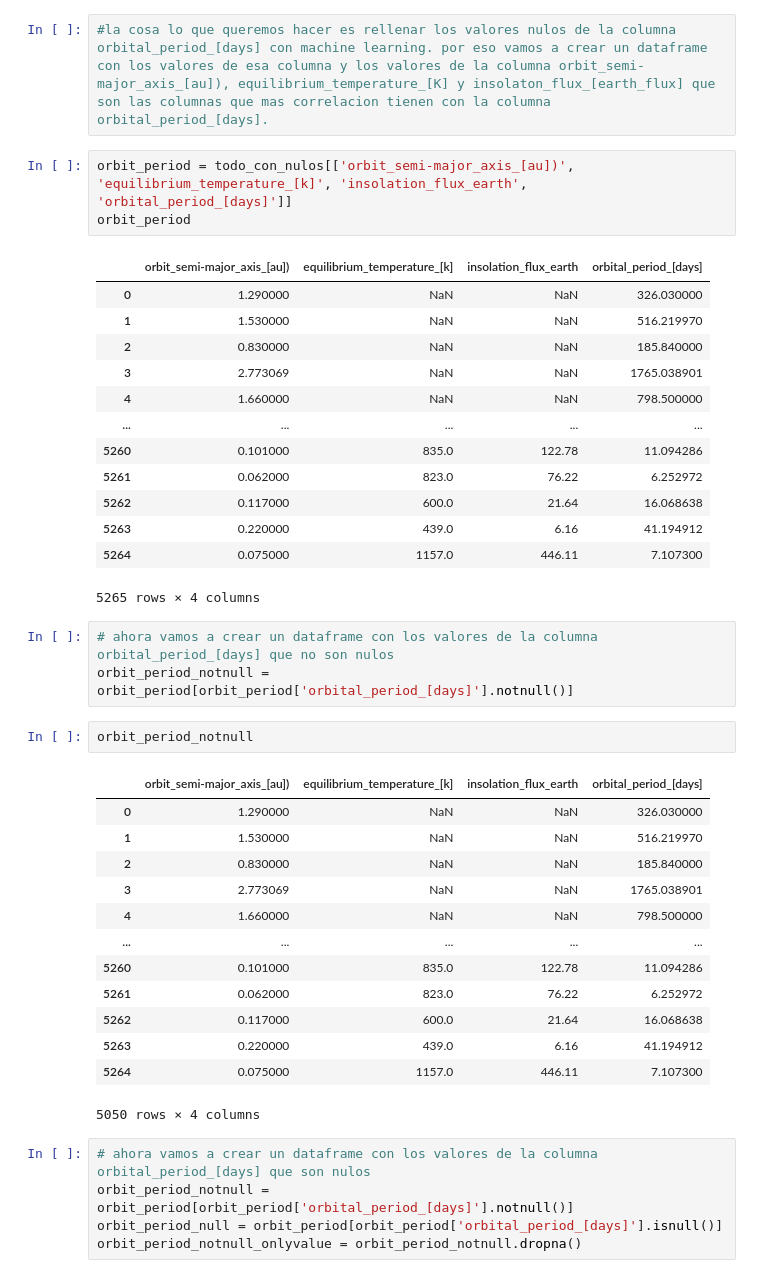
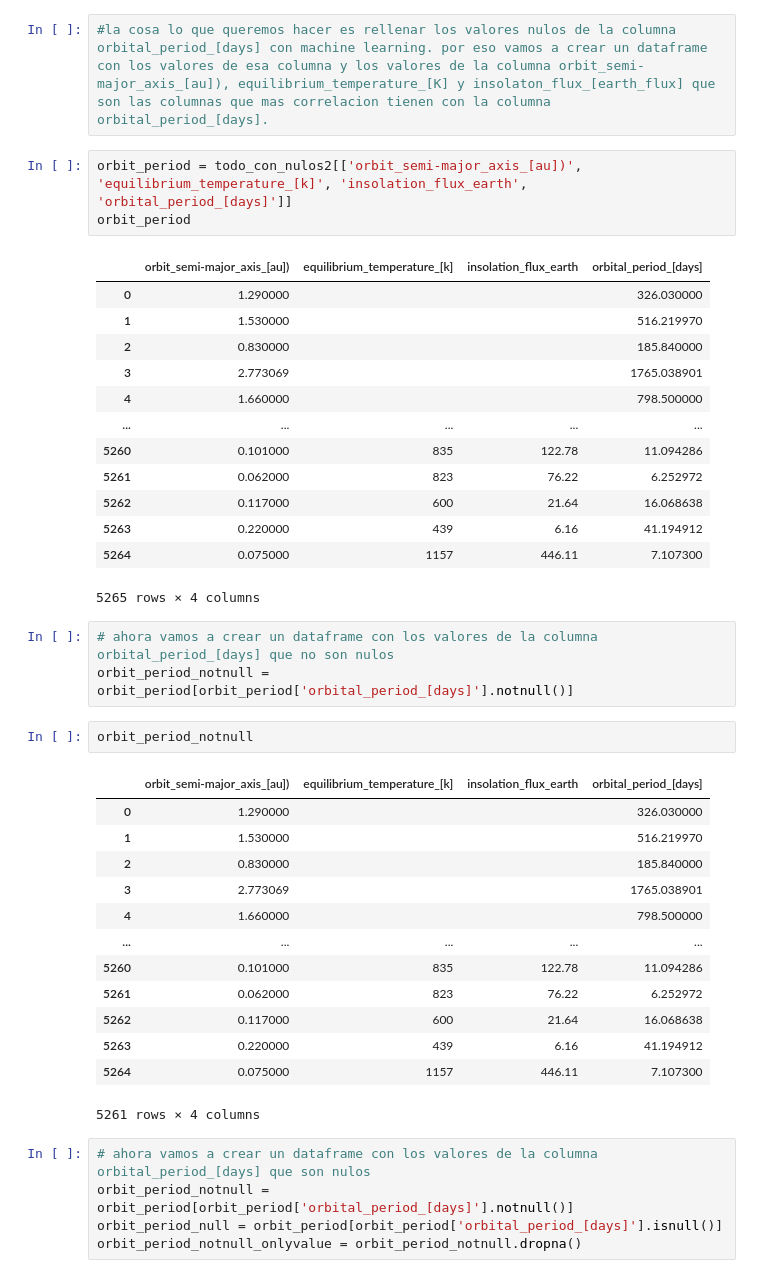
Before and after one commit to aminmadrileno/Exoplanet-project, a Jupyter notebook: extraction.ipynb, the cells around one changed output. Saved outputs shown, nothing was run; the diff lists cells and outputs as text.

```diff
--- a/extraction.ipynb
+++ b/extraction.ipynb
@@ -996,21 +996,21 @@ todo_con_nulos.head()
 # %%
 #la cosa lo que queremos hacer es rellenar los valores nulos de la columna orbital_period_[days] con machine learning. por eso vamos a crear un dataframe con los valores de esa columna y los valores de la columna orbit_semi-major_axis_[au]), equilibrium_temperature_[K] y insolaton_flux_[earth_flux] que son las columnas que mas correlacion tienen con la columna orbital_period_[days].
 # %%
-orbit_period = todo_con_nulos[['orbit_semi-major_axis_[au])', 'equilibrium_temperature_[k]', 'insolation_flux_earth', 'orbital_period_[days]']]
+orbit_period = todo_con_nulos2[['orbit_semi-major_axis_[au])', 'equilibrium_temperature_[k]', 'insolation_flux_earth', 'orbital_period_[days]']]
 orbit_period
 # %% [output]
 |  | orbit_semi-major_axis_[au]) | equilibrium_temperature_[k] | insolation_flux_earth | orbital_period_[days] |
-| 0 | 1.290000 | NaN | NaN | 326.030000 |
-| 1 | 1.530000 | NaN | NaN | 516.219970 |
-| 2 | 0.830000 | NaN | NaN | 185.840000 |
-| 3 | 2.773069 | NaN | NaN | 1765.038901 |
-| 4 | 1.660000 | NaN | NaN | 798.500000 |
+| 0 | 1.290000 |  |  | 326.030000 |
+| 1 | 1.530000 |  |  | 516.219970 |
+| 2 | 0.830000 |  |  | 185.840000 |
+| 3 | 2.773069 |  |  | 1765.038901 |
+| 4 | 1.660000 |  |  | 798.500000 |
 | ... | ... | ... | ... | ... |
-| 5260 | 0.101000 | 835.0 | 122.78 | 11.094286 |
-| 5261 | 0.062000 | 823.0 | 76.22 | 6.252972 |
-| 5262 | 0.117000 | 600.0 | 21.64 | 16.068638 |
-| 5263 | 0.220000 | 439.0 | 6.16 | 41.194912 |
-| 5264 | 0.075000 | 1157.0 | 446.11 | 7.107300 |
+| 5260 | 0.101000 | 835 | 122.78 | 11.094286 |
+| 5261 | 0.062000 | 823 | 76.22 | 6.252972 |
+| 5262 | 0.117000 | 600 | 21.64 | 16.068638 |
+| 5263 | 0.220000 | 439 | 6.16 | 41.194912 |
+| 5264 | 0.075000 | 1157 | 446.11 | 7.107300 |
 5265 rows × 4 columns
 # %%
 # ahora vamos a crear un dataframe con los valores de la columna orbital_period_[days] que no son nulos
@@ -1019,18 +1019,18 @@ orbit_period_notnull = orbit_period[orbit_period['orbital_period_[days]'].notnul
 orbit_period_notnull
 # %% [output]
 |  | orbit_semi-major_axis_[au]) | equilibrium_temperature_[k] | insolation_flux_earth | orbital_period_[days] |
-| 0 | 1.290000 | NaN | NaN | 326.030000 |
-| 1 | 1.530000 | NaN | NaN | 516.219970 |
-| 2 | 0.830000 | NaN | NaN | 185.840000 |
-| 3 | 2.773069 | NaN | NaN | 1765.038901 |
-| 4 | 1.660000 | NaN | NaN | 798.500000 |
+| 0 | 1.290000 |  |  | 326.030000 |
+| 1 | 1.530000 |  |  | 516.219970 |
+| 2 | 0.830000 |  |  | 185.840000 |
+| 3 | 2.773069 |  |  | 1765.038901 |
+| 4 | 1.660000 |  |  | 798.500000 |
 | ... | ... | ... | ... | ... |
-| 5260 | 0.101000 | 835.0 | 122.78 | 11.094286 |
-| 5261 | 0.062000 | 823.0 | 76.22 | 6.252972 |
-| 5262 | 0.117000 | 600.0 | 21.64 | 16.068638 |
-| 5263 | 0.220000 | 439.0 | 6.16 | 41.194912 |
-| 5264 | 0.075000 | 1157.0 | 446.11 | 7.107300 |
+| 5260 | 0.101000 | 835 | 122.78 | 11.094286 |
+| 5261 | 0.062000 | 823 | 76.22 | 6.252972 |
+| 5262 | 0.117000 | 600 | 21.64 | 16.068638 |
+| 5263 | 0.220000 | 439 | 6.16 | 41.194912 |
+| 5264 | 0.075000 | 1157 | 446.11 | 7.107300 |
-5050 rows × 4 columns
+5261 rows × 4 columns
 # %%
 # ahora vamos a crear un dataframe con los valores de la columna orbital_period_[days] que son nulos
 orbit_period_notnull = orbit_period[orbit_period['orbital_period_[days]'].notnull()]
```
Also changed, not shown: parts of 56 cells of this notebook.
